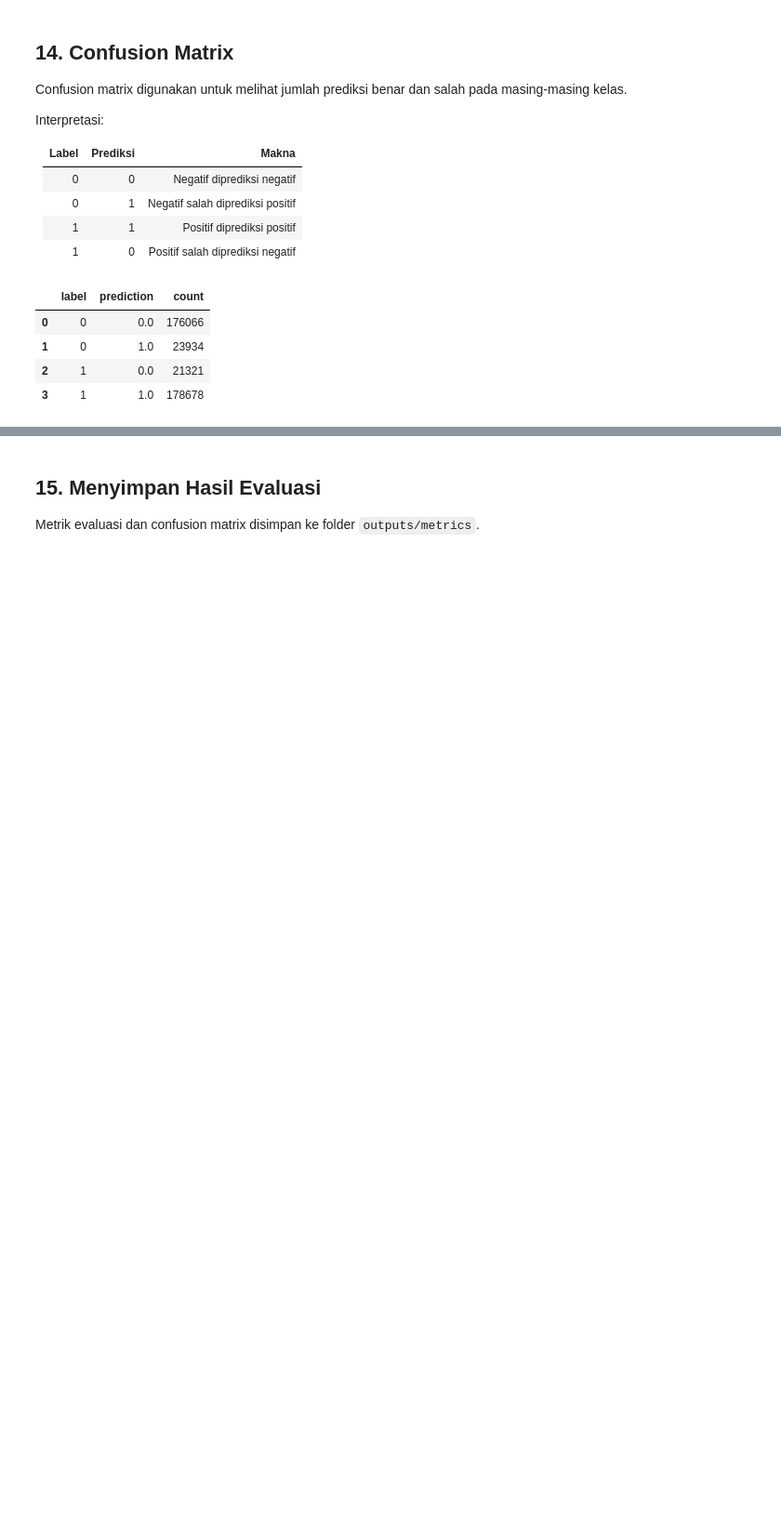
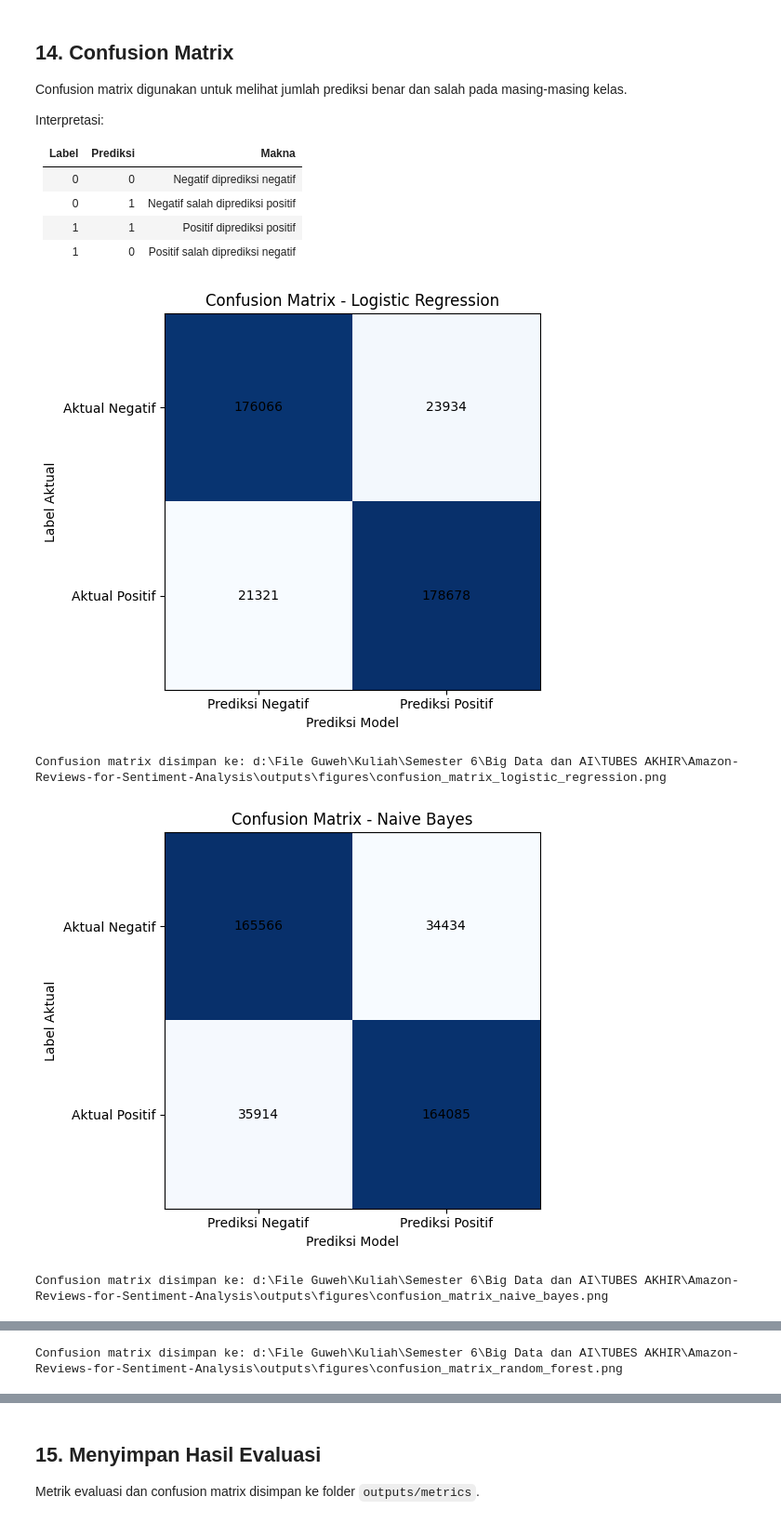
Before and after one commit to aryafirmansyah2/Amazon-Reviews-for-Sentiment-Analysis, a Jupyter notebook: notebooks/01_sentiment_analysis_pyspark_clean_documented.ipynb, the cells around one changed output, grey strips where cells are left out. Shown at 93% size. Cells and saved outputs as stored; diff of their text form; code cells hidden in the pictures; blank space fills up the shorter version.

```diff
--- a/notebooks/01_sentiment_analysis_pyspark_clean_documented.ipynb
+++ b/notebooks/01_sentiment_analysis_pyspark_clean_documented.ipynb
@@ -549,13 +581,38 @@ Interpretasi:
 | 1 | 1 | Positif diprediksi positif |
 | 1 | 0 | Positif salah diprediksi negatif |
 # %%
-confusion_df = predictions.groupBy("label", "prediction").count().toPandas()
-confusion_df = confusion_df.sort_values(["label", "prediction"]).reset_index(drop=True)
+def plot_confusion_matrix(predictions, model_name, output_dir):
+    confusion_df = predictions.groupBy("label", "prediction").count().toPandas()
+    confusion_df = confusion_df.sort_values(["label", "prediction"]).reset_index(drop=True)
 
-confusion_df
+    confusion_matrix = confusion_df.pivot(
+        index="label", columns="prediction", values="count"
+    ).fillna(0)
+
+    plt.figure(figsize=(6, 5))
+    plt.imshow(confusion_matrix.values, cmap="Blues")
+    plt.title(f"Confusion Matrix - {model_name}")
+    plt.xlabel("Prediksi Model")
+    plt.ylabel("Label Aktual")
+    plt.xticks([0, 1], ["Prediksi Negatif", "Prediksi Positif"])
+    plt.yticks([0, 1], ["Aktual Negatif", "Aktual Positif"])
+
+    for i in range(confusion_matrix.shape[0]):
+        for j in range(confusion_matrix.shape[1]):
+            plt.text(j, i, int(confusion_matrix.values[i, j]), ha="center", va="center")
+
+    plt.tight_layout()
+    save_path = output_dir / f"confusion_matrix_{model_name.lower().replace(' ', '_')}.png"
+    plt.savefig(save_path, dpi=300)
+    plt.show()
+    print(f"Confusion matrix disimpan ke: {save_path}")
+    return confusion_matrix
+
+# Jalankan untuk semua model
+for model_name, (preds, _) in model_predictions.items():
+    cm = plot_confusion_matrix(preds, model_name, OUTPUT_FIGURES_DIR)
 # %% [output]
-|  | label | prediction | count |
-| 0 | 0 | 0.0 | 176066 |
-| 1 | 0 | 1.0 | 23934 |
-| 2 | 1 | 0.0 | 21321 |
-| 3 | 1 | 1.0 | 178678 |
+[figure, added]
+Confusion matrix disimpan ke: d:\File Guweh\Kuliah\Semester 6\Big Data dan AI\TUBES AKHIR\Amazon-Reviews-for-Sentiment-Analysis\outputs\figures\confusion_matrix_logistic_regression.png
+[figure, added]
+Confusion matrix disimpan ke: d:\File Guweh\Kuliah\Semester 6\Big Data dan AI\TUBES AKHIR\Amazon-Reviews-for-Sentiment-Analysis\outputs\figures\confusion_matrix_naive_bayes.png
@@ -561,0 +620 @@ confusion_df
+Confusion matrix disimpan ke: d:\File Guweh\Kuliah\Semester 6\Big Data dan AI\TUBES AKHIR\Amazon-Reviews-for-Sentiment-Analysis\outputs\figures\confusion_matrix_random_forest.png
```
Also changed, not shown: parts of 25 cells of this notebook, 10 other files.
